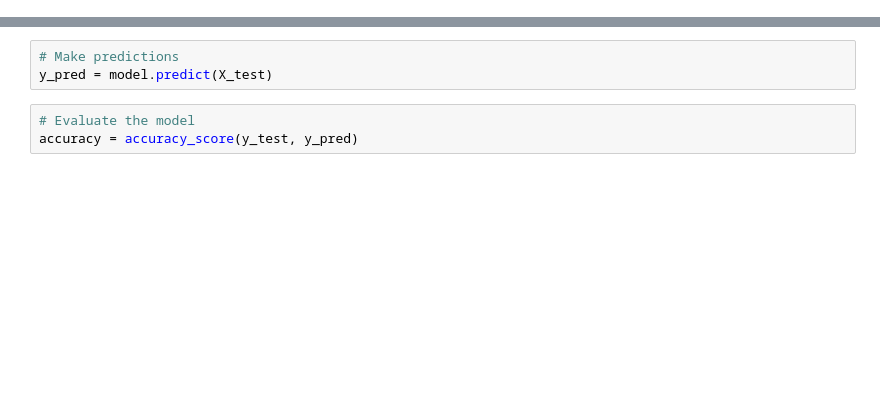
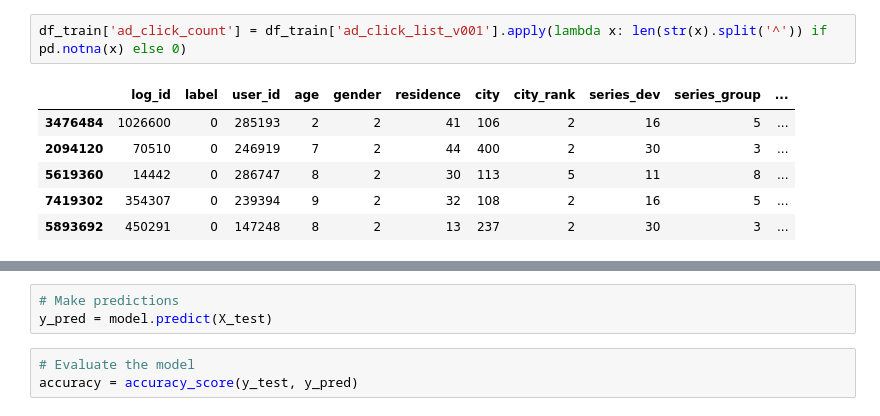
Before and after one commit to ohsono/stats414, a Jupyter notebook: stat414_midterm.ipynb, the cells around one changed output, grey strips where cells are left out. Saved outputs shown, nothing was run; the diff lists cells and outputs as text; blank space fills up the shorter version.

```diff
--- a/stat414_midterm.ipynb
+++ b/stat414_midterm.ipynb
@@ -38,0 +75,9 @@ train_ads.label.value_counts()
+# %%
+df_train['ad_click_count'] = df_train['ad_click_list_v001'].apply(lambda x: len(str(x).split('^')) if pd.notna(x) else 0)
+# %% [output]
+|  | log_id | label | user_id | age | gender | residence | city | city_rank | series_dev | series_group | ... |
+| 3476484 | 1026600 | 0 | 285193 | 2 | 2 | 41 | 106 | 2 | 16 | 5 | ... |
+| 2094120 | 70510 | 0 | 246919 | 7 | 2 | 44 | 400 | 2 | 30 | 3 | ... |
+| 5619360 | 14442 | 0 | 286747 | 8 | 2 | 30 | 113 | 5 | 11 | 8 | ... |
+| 7419302 | 354307 | 0 | 239394 | 9 | 2 | 32 | 108 | 2 | 16 | 5 | ... |
+| 5893692 | 450291 | 0 | 147248 | 8 | 2 | 13 | 237 | 2 | 30 | 3 | ... |
```
Also changed, not shown: parts of 10 cells of this notebook.
